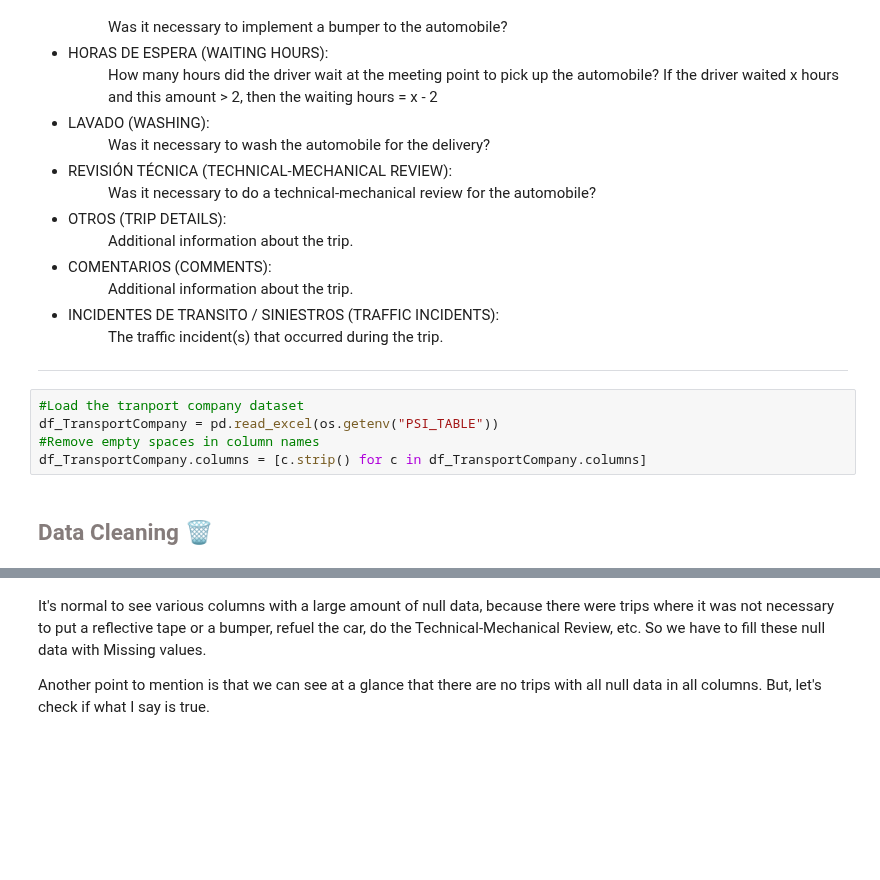
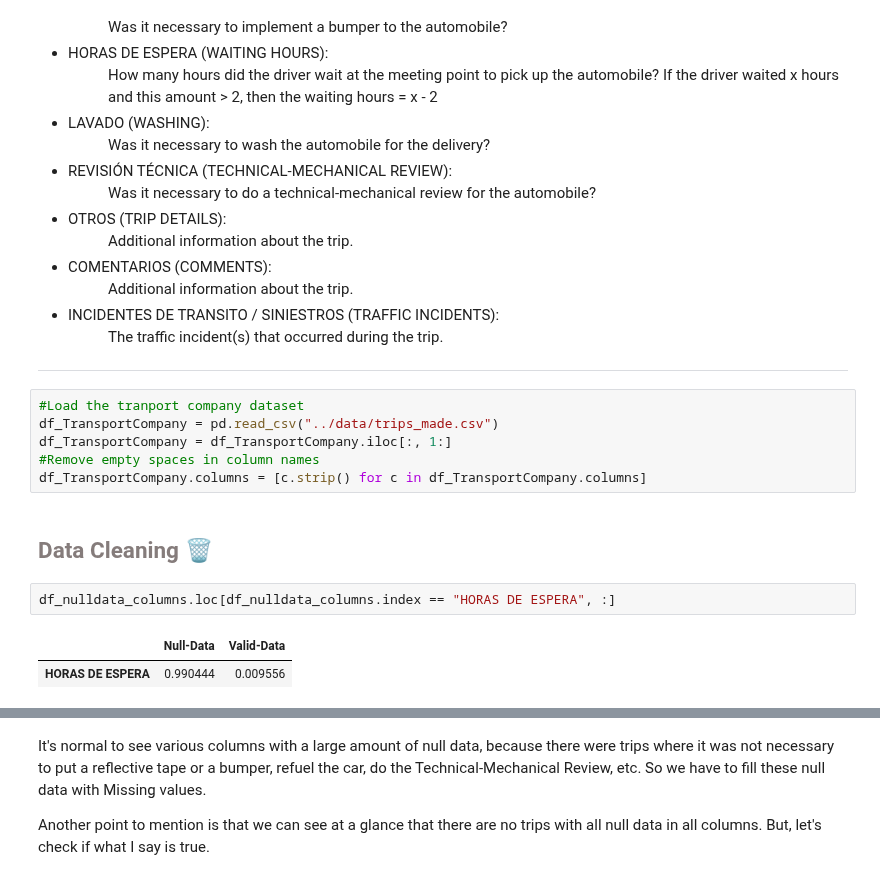
Before and after one commit to CarlosFOL/Transport_Company_Analysis, a Jupyter notebook: notebooks/data_cleaning.ipynb, the cells around one changed output, grey strips where cells are left out. Saved outputs shown, nothing was run; the diff lists cells and outputs as text; blank space fills up the shorter version.

```diff
--- a/notebooks/data_cleaning.ipynb
+++ b/notebooks/data_cleaning.ipynb
@@ -140,9 +148,15 @@ from scripts.trip_expenses import Budget
 <hr>
 # %%
 #Load the tranport company dataset
-df_TransportCompany = pd.read_excel(os.getenv("PSI_TABLE"))
+df_TransportCompany = pd.read_csv("../data/trips_made.csv")
+df_TransportCompany = df_TransportCompany.iloc[:, 1:]
 #Remove empty spaces in column names
 df_TransportCompany.columns = [c.strip() for c in df_TransportCompany.columns]
 # %% [markdown]
 <h2 style = "font-family: Verdana; font-size: 150%; color: #857c7b">Data Cleaning 🗑️</h1>
+# %%
+df_nulldata_columns.loc[df_nulldata_columns.index == "HORAS DE ESPERA", :]
+# %% [output]
+|  | Null-Data | Valid-Data |
+| HORAS DE ESPERA | 0.990444 | 0.009556 |
 # %%
```
Also changed, not shown: parts of 12 cells of this notebook, 4 other files.
